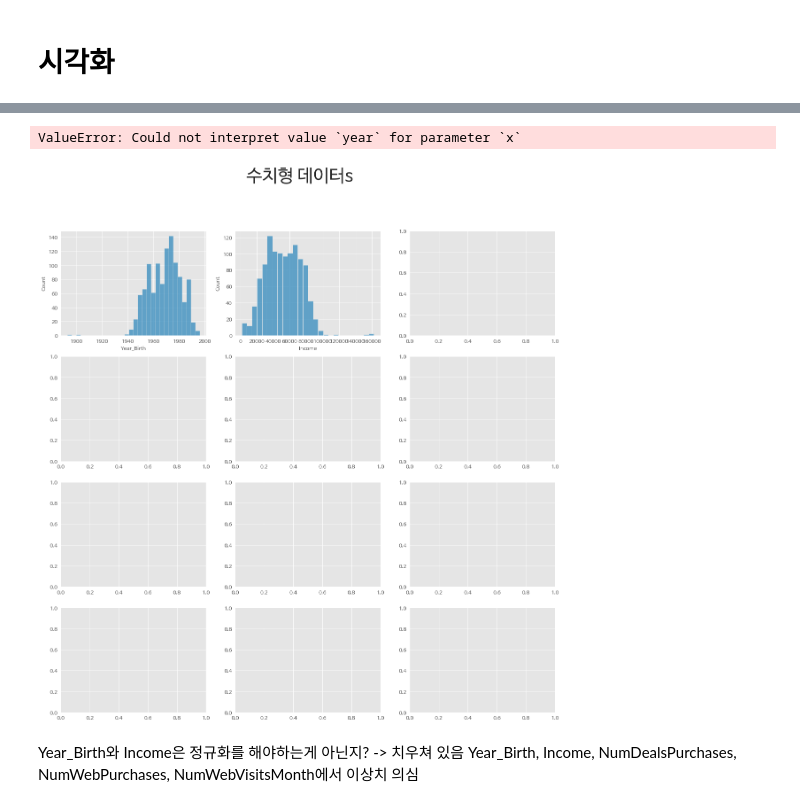
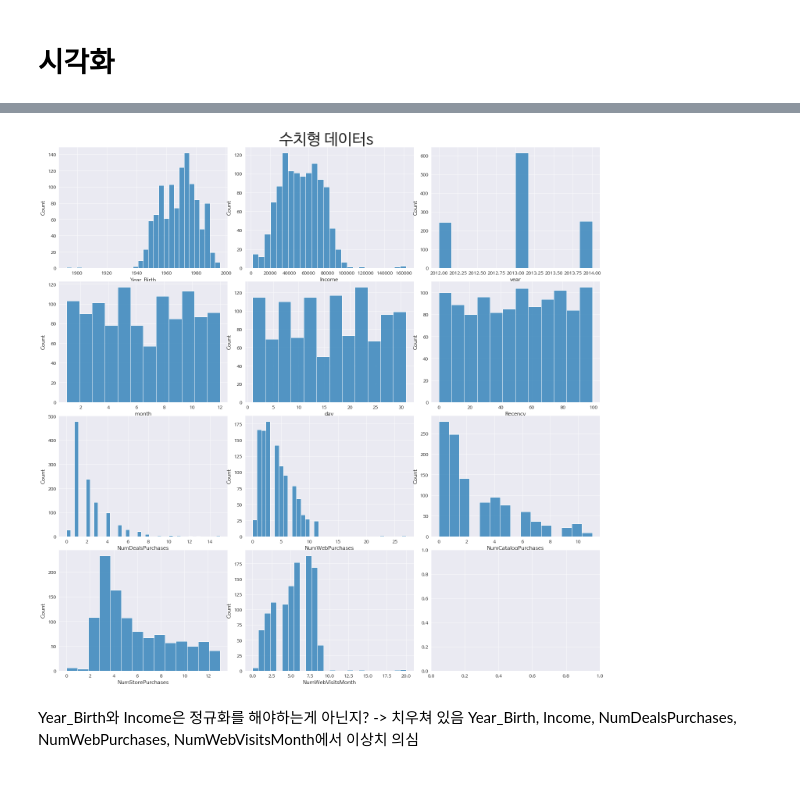
Before and after one commit to EVAN96KWON/dacon_basic_1, a Jupyter notebook: notebooks/dacon_1.ipynb, the cells around one changed output, grey strips where cells are left out. Drawn from its saved outputs; the diff is of its cells as text; code cells hidden in the pictures.

```diff
--- a/notebooks/dacon_1.ipynb
+++ b/notebooks/dacon_1.ipynb
@@ -114,0 +136,3 @@ train.describe()
+# %%
+_train = train.drop('id', axis=1).copy()
+_train
@@ -114,0 +153,20 @@ train.describe()
+# %%
+def dt_customer_splitter(df):
+        year, month, day = list(), list(), list()
+        for date in df.Dt_Customer:
+            da, mo, ye = date.split('-')
+            year.append(int(ye))
+            month.append(int(mo))
+            day.append(int(da))
+        df['year']  = year
+        df['month'] = month
+        df['day']   = day
+        return df.drop('Dt_Customer', axis=1)
+# %%
+from sklearn.preprocessing import RobustScaler
+
+train_test = _train.drop(['Education', 'Marital_Status'], axis=1)
+train_test = dt_customer_splitter(train_test)
+
+rbt_scaler = RobustScaler()
+train_test_scaled = rbt_scaler.fit_transform(train_test)
@@ -133,14 +223,13 @@ plt.show()
 # %%
 fig, axes = plt.subplots(4, 3, figsize=(20,20))
 fig.suptitle('수치형 데이터s', fontsize=40)
-#plt.tight_layout()
+plt.tight_layout()
 
 for ax,feature in zip(axes.flatten(),quantitative):
-    sns.histplot(data = train, x = feature, ax=ax)
+    sns.histplot(data = train_test, x = feature, ax=ax)
 plt.show()
 # %% [output]
-ValueError: Could not interpret value `year` for parameter `x`
-[figure, old version]
+[figure, new version]
 # %% [markdown]
 Year_Birth와 Income은 정규화를 해야하는게 아닌지? -> 치우쳐 있음
 Year_Birth, Income, NumDealsPurchases, NumWebPurchases, NumWebVisitsMonth에서 이상치 의심
```
Also changed, not shown: parts of 33 cells of this notebook, 1 other file.
